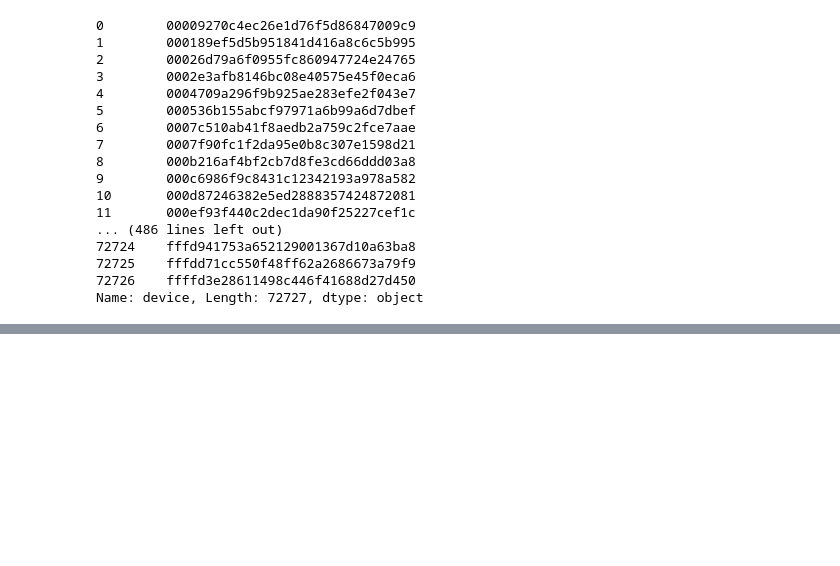
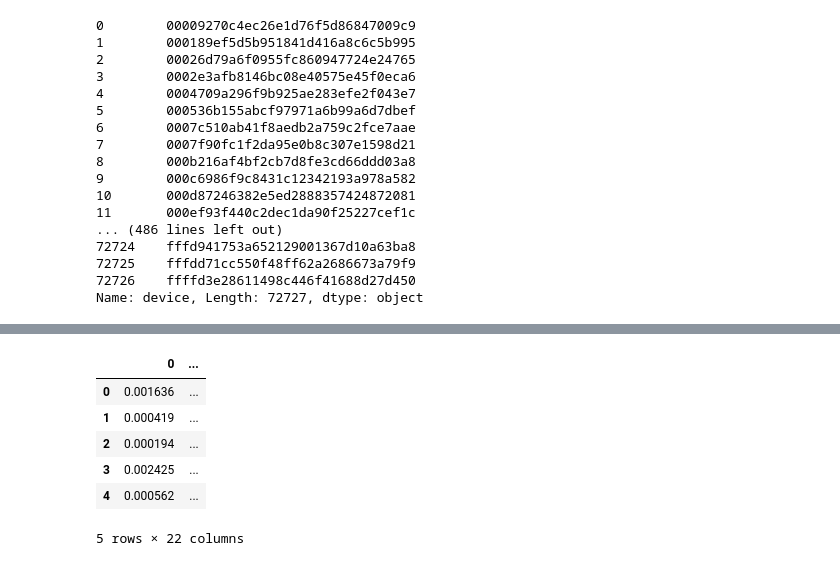
Before and after one commit to Flyfoxs/tinymind_sex_age, a Jupyter notebook: analysis.ipynb, the cells around one changed output, grey strips where cells are left out. Saved outputs shown, nothing was run; the diff lists cells and outputs as text; code cells hidden in the pictures; blank space fills up the shorter version.

```diff
--- a/analysis.ipynb
+++ b/analysis.ipynb
@@ -235,3 +404,15 @@ get_lda_from_usage()
+# %%
+sub=pd.DataFrame(gbm.predict_proba(pre_x.values,num_iteration=gbm.best_iteration_))
+
+sub.head()
+# %% [output]
+|  | 0 | ... |
+| 0 | 0.001636 | ... |
+| 1 | 0.000419 | ... |
+| 2 | 0.000194 | ... |
+| 3 | 0.002425 | ... |
+| 4 | 0.000562 | ... |
+5 rows × 22 columns
 # %%
 tmp = extend_cols(tmp)
 tmp, tmp_new = split_days(tmp)
```
Also changed, not shown: parts of 8 cells of this notebook, 9 other files.
